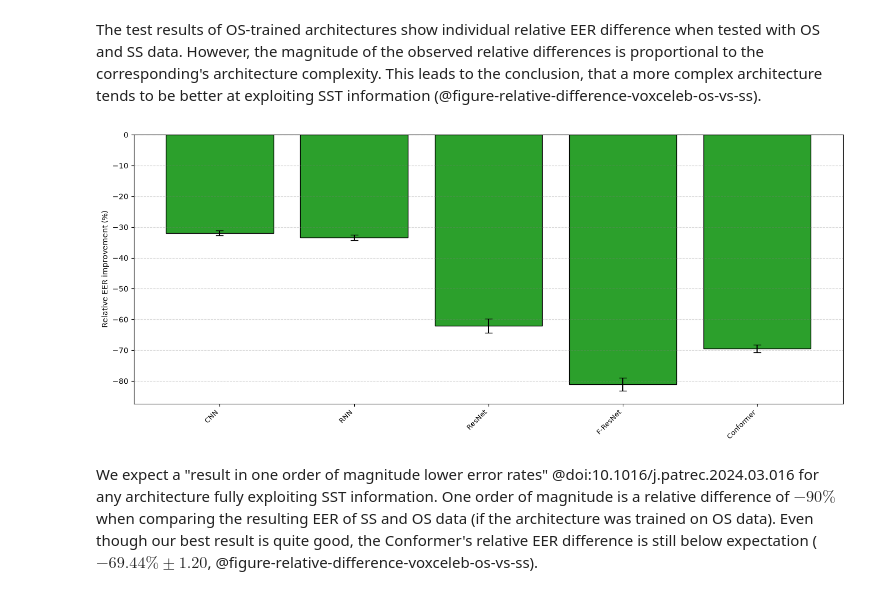
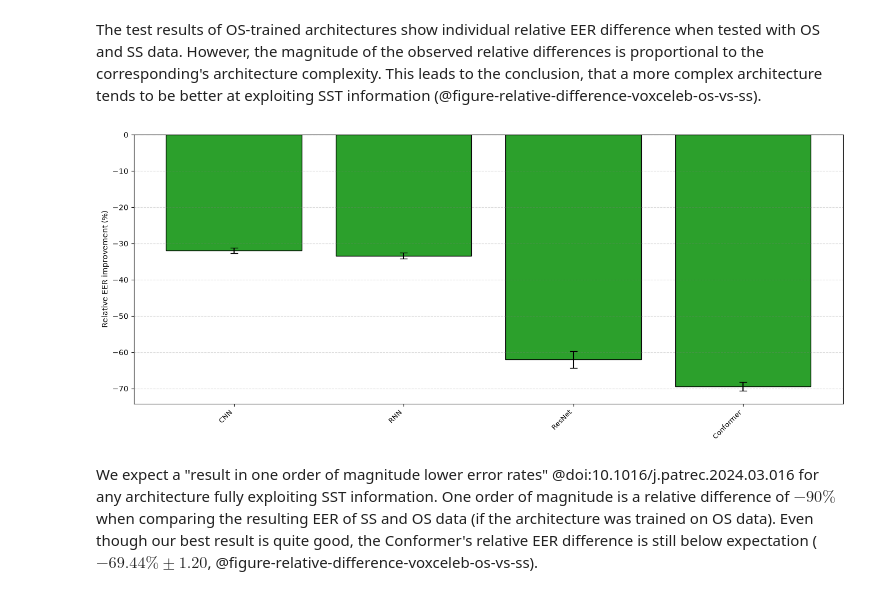
Before and after one commit to sage-diarization/Speaker-Recognition-Supra-Segmental-Temporal-Features, a Jupyter notebook: doc/speaker-verification.ipynb, the cells around one changed output. Cells and saved outputs as stored; diff of their text form; code cells hidden in the pictures.

```diff
--- a/doc/speaker-verification.ipynb
+++ b/doc/speaker-verification.ipynb
@@ -58,9 +58,9 @@ The test results of OS-trained architectures show individual relative EER differ
 # %%
 #| label: figure-relative-difference-voxceleb-os-vs-ss
 #| caption: Relative difference of OS compared to SS results for each architecture trained on OS data. The Conformer shows the biggest relative difference ($-69.44 \% \pm 1.20$).
-plots.relative_eer(comparison_type='test_strategy')
+plots.relative_eer(comparison_type='test_strategy', archs=['CNN', 'RNN', 'ResNet', 'Conformer'])
 # %% [output]
-[figure, old version]
+[figure, new version]
 # %% [markdown]
 We expect a "result in one order of magnitude lower error rates" @doi:10.1016/j.patrec.2024.03.016 for any architecture fully exploiting SST information. One order of magnitude is a relative difference of $-90 \%$ when comparing the resulting EER of SS and OS data (if the architecture was trained on OS data). Even though our best result is quite good, the Conformer's relative EER difference is still below expectation ($-69.44 \% \pm 1.20$, @figure-relative-difference-voxceleb-os-vs-ss).
 # %% [markdown]
```
Also changed, not shown: parts of 12 cells of this notebook, 2 other files.
